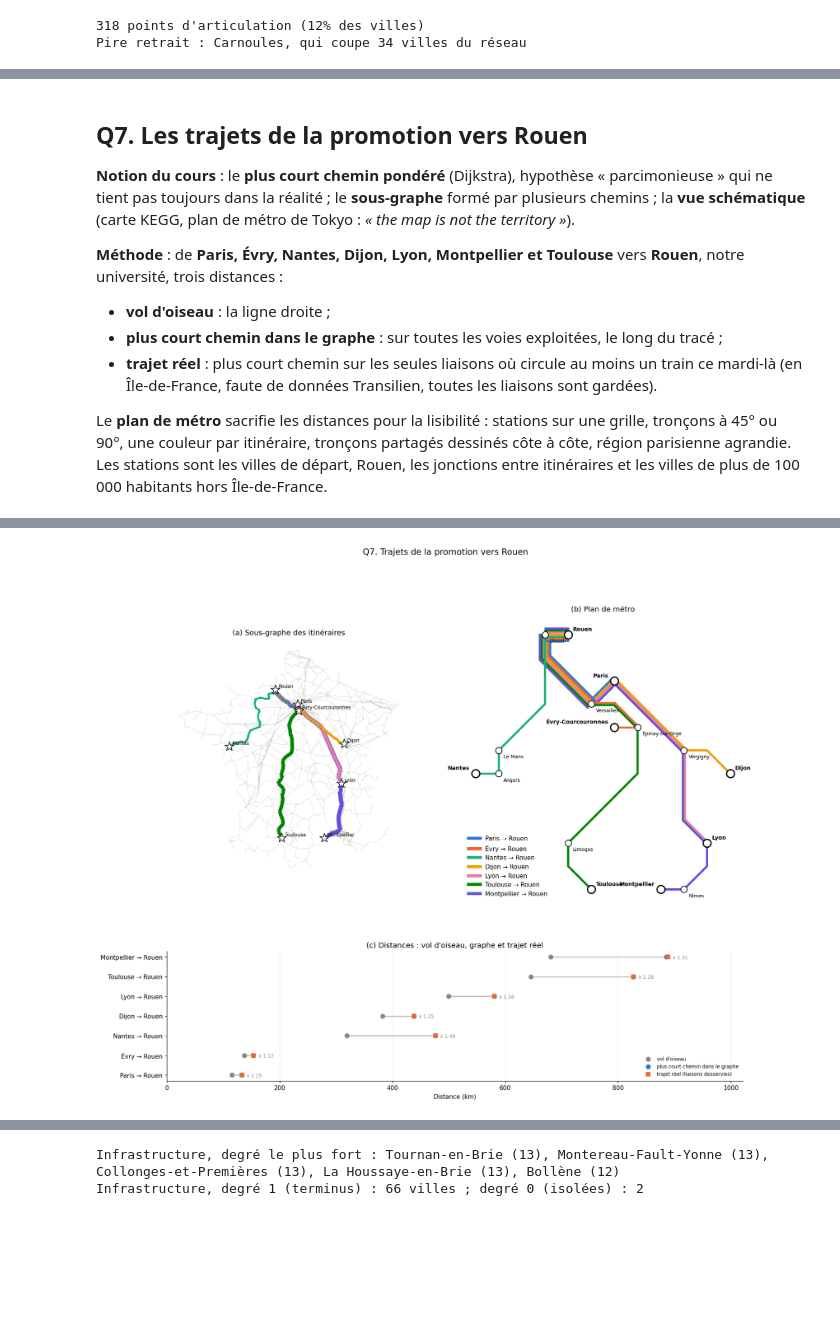
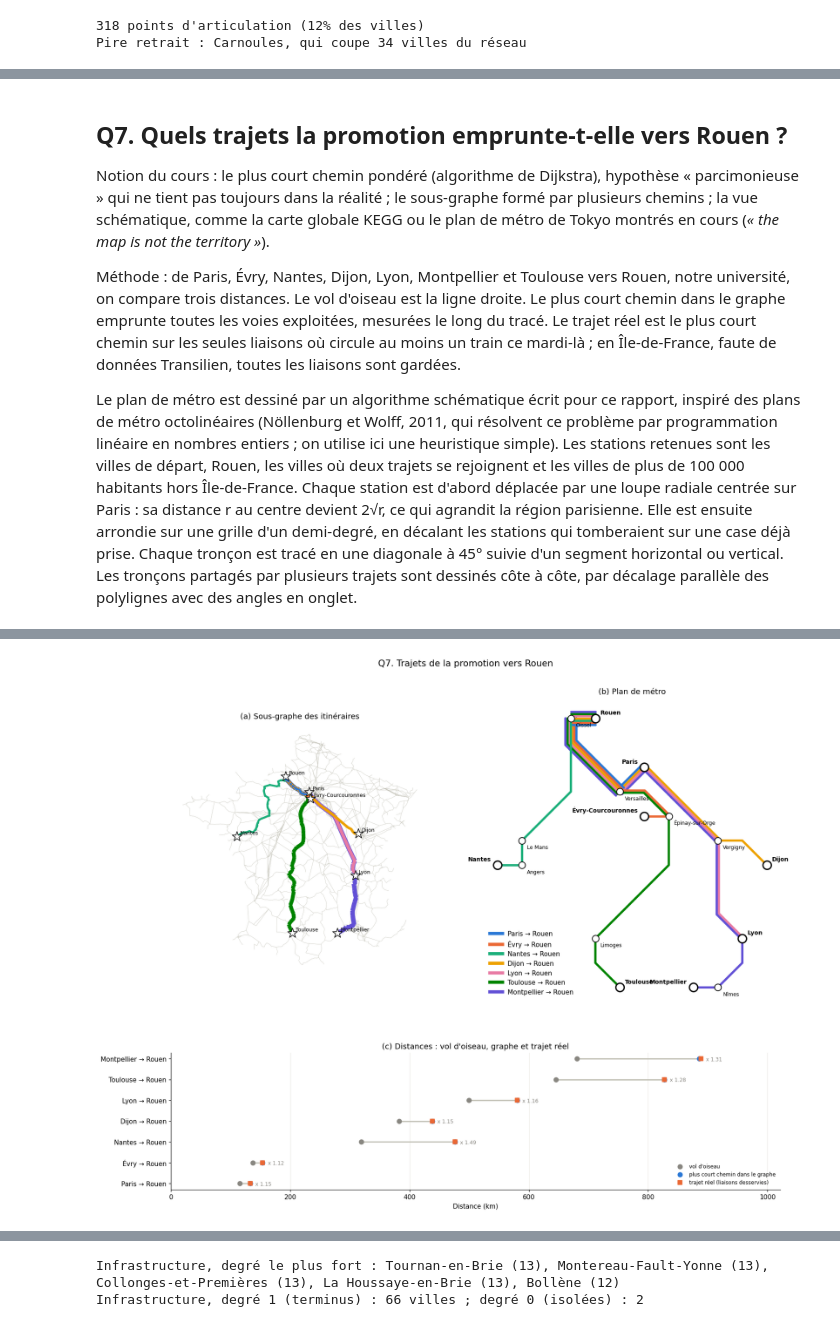
Before and after one commit to PhilRTFM/SNCF_Network_Interactions_Analysis, a Jupyter notebook: analyse_reseau.ipynb, the cells around one changed output, grey strips where cells are left out. Cells and saved outputs as stored; diff of their text form; code cells hidden in the pictures; blank space fills up the shorter version.

```diff
--- a/analyse_reseau.ipynb
+++ b/analyse_reseau.ipynb
@@ -273,8 +277,8 @@ Liaisons sans aucun train ce jour-là : 20%
 if CYTOSCAPE:  # Style → Edge → Width : colonne nb_trains_jour, Continuous Mapping
     cy_etiquettes(["75056", "69123", "59350", "67482", "13055", "33063"])
     cy_style("Q2_trains", BASE, noeud=2)
-    p4c.set_edge_line_width_mapping("nb_trains_jour", [0, liaisons.nb_trains_jour.max()], [0.5, 14], style_name="Q2_trains")
-    p4c.set_edge_color_mapping("nb_trains_jour", [0, liaisons.nb_trains_jour.max()], ["#9ec5f4", BLEU], style_name="Q2_trains")
+    p4c.set_edge_line_width_mapping("nb_trains_jour", [0, float(liaisons.nb_trains_jour.max())], [0.5, 14], style_name="Q2_trains")
+    p4c.set_edge_color_mapping("nb_trains_jour", [0, float(liaisons.nb_trains_jour.max())], ["#9ec5f4", BLEU], style_name="Q2_trains")
     cy_figure("Q2_trains", BASE)
 # %% [markdown]
 ## Q3. Quelles villes sont proches de tout le réseau ?
@@ -313,7 +318,7 @@ if CYTOSCAPE:  # Style → Node → Fill Color : colonne closeness, Continuous M
     cy_colonne(closeness, "closeness")
     cy_etiquettes([closeness.idxmax(), closeness.idxmin()])
     cy_style("Q3_closeness", BASE, noeud=10)
-    p4c.set_node_color_mapping("closeness", [closeness.min(), closeness.max()], ["#cde2fb", "#0d366b"], style_name="Q3_closeness")
+    p4c.set_node_color_mapping("closeness", [float(closeness.min()), float(closeness.max())], ["#cde2fb", "#0d366b"], style_name="Q3_closeness")
     cy_figure("Q3_closeness", BASE)
 # %% [markdown]
 ## Q4. Où est le centre du réseau, où est sa périphérie ?
@@ -359,7 +365,7 @@ if CYTOSCAPE:  # Fill Color : colonne excentricite (Continuous) ; Size et Edge C
     cy_colonne(chemin, "chemin_q4", table="edge")
     cy_etiquettes(list(centre) + list(peripherie))
     cy_style("Q4_excentricite", BASE, noeud=10)
-    p4c.set_node_color_mapping("excentricite", [excentricite.min(), excentricite.max()], ["#cde2fb", "#0d366b"], style_name="Q4_excentricite")
+    p4c.set_node_color_mapping("excentricite", [float(excentricite.min()), float(excentricite.max())], ["#cde2fb", "#0d366b"], style_name="Q4_excentricite")
     p4c.set_node_size_mapping("role_q4", ["centre", "périphérie"], [45, 30], mapping_type="d", style_name="Q4_excentricite")
     p4c.set_edge_color_mapping("chemin_q4", ["trajet le plus long"], [ORANGE], mapping_type="d", style_name="Q4_excentricite")
     p4c.set_edge_line_width_mapping("chemin_q4", ["trajet le plus long"], [6], mapping_type="d", style_name="Q4_excentricite")
@@ -523,6 +528,6 @@ detachees = set(sans_top10_g) - max(nx.connected_components(sans_top10_g), key=l
 # %%
-fig = plt.figure(figsize=(14, 12))
-grille = fig.add_gridspec(2, 2, height_ratios=[1.6, 1])
+fig = plt.figure(figsize=(14, 13))
+grille = fig.add_gridspec(2, 2, height_ratios=[1.6, 1], hspace=0.25)
 
 # (a) points d'articulation et effet du pire retrait
 ax = fig.add_subplot(grille[0, 0])
@@ -535,17 +540,17 @@ ax.scatter(villes.lon[list(coupees)], villes.lat[list(coupees)], s=12, color=ORA
            label=f"{len(coupees)} villes coupées du réseau")
 ax.scatter(villes.lon[pire], villes.lat[pire], s=200, marker="X", color="black", zorder=4, label=f"retrait de {villes.nom[pire]}")
 nommer(ax, [pire])
-ax.legend(frameon=False, loc="lower left", fontsize=8)
+ax.legend(**SOUS_CARTE)
 carte(ax, "(a) Points d'articulation et pire retrait")
 
 # (b) le réseau sans ses 10 villes de plus forte betweenness
 ax = fig.add_subplot(grille[0, 1])
 tracer_liaisons(ax, sans_top10_g.edges())
-ax.scatter(villes.lon[list(detachees)], villes.lat[list(detachees)], s=14, color=ORANGE, zorder=2,
+ax.scatter(villes.lon[list(detachees)], villes.lat[list(detachees)], s=30, color=ORANGE, zorder=2,
            label=f"{len(detachees)} villes détachées du réseau principal")
 ax.scatter(villes.lon[top10], villes.lat[top10], s=120, marker="X", color="black", zorder=3, label="10 villes retirées")
 nommer(ax, [v for v in top10 if villes.region[v] != "11"] + ["75056"])
-ax.legend(frameon=False, loc="lower left", fontsize=8)
+ax.legend(**SOUS_CARTE)
 carte(ax, "(b) Sans les 10 villes de plus forte betweenness")
 
 # (c) retraits successifs : attaque ciblée contre panne aléatoire
@@ -555,10 +560,10 @@ ax.plot(panne, color=ORANGE, lw=2, label="panne aléatoire (moyenne de 10 tirage
 ax.set_xlabel("Nombre de villes retirées")
 ax.set_ylabel("Part des villes encore reliées")
 ax.grid(color="#e1e0d9", lw=0.5)
-ax.legend(frameon=False)
+ax.legend(frameon=False, loc="lower left")
 ax.set_title("(c) Retraits successifs")
 
-fig.suptitle("Q6. Robustesse du réseau", fontsize=14)
+fig.suptitle("Q6. Robustesse du réseau", fontsize=14, y=0.93)
 plt.savefig(FIGURES / "Q6_robustesse.png", bbox_inches="tight")
 plt.show()
 # %% [output]
@@ -597,16 +601,13 @@ if CYTOSCAPE:  # Node Size : colonne villes_isolees ; puis copie du réseau et E
     p4c.set_node_size_mapping("etat_top10", ["principal", "détachée"], [4, 14], mapping_type="d", style_name="Q6_sans_top10")
     cy_figure("Q6_sans_top10", sans_top10)
 # %% [markdown]
-## Q7. Les trajets de la promotion vers Rouen
+## Q7. Quels trajets la promotion emprunte-t-elle vers Rouen ?
 
-**Notion du cours** : le **plus court chemin pondéré** (Dijkstra), hypothèse « parcimonieuse » qui ne tient pas toujours dans la réalité ; le **sous-graphe** formé par plusieurs chemins ; la **vue schématique** (carte KEGG, plan de métro de Tokyo : *« the map is not the territory »*).
+Notion du cours : le plus court chemin pondéré (algorithme de Dijkstra), hypothèse « parcimonieuse » qui ne tient pas toujours dans la réalité ; le sous-graphe formé par plusieurs chemins ; la vue schématique, comme la carte globale KEGG ou le plan de métro de Tokyo montrés en cours (*« the map is not the territory »*).
 
-**Méthode** : de **Paris, Évry, Nantes, Dijon, Lyon, Montpellier et Toulouse** vers **Rouen**, notre université, trois distances :
-- **vol d'oiseau** : la ligne droite ;
-- **plus court chemin dans le graphe** : sur toutes les voies exploitées, le long du tracé ;
-- **trajet réel** : plus court chemin sur les seules liaisons où circule au moins un train ce mardi-là (en Île-de-France, faute de données Transilien, toutes les liaisons sont gardées).
+Méthode : de Paris, Évry, Nantes, Dijon, Lyon, Montpellier et Toulouse vers Rouen, notre université, on compare trois distances. Le vol d'oiseau est la ligne droite. Le plus court chemin dans le graphe emprunte toutes les voies exploitées, mesurées le long du tracé. Le trajet réel est le plus court chemin sur les seules liaisons où circule au moins un train ce mardi-là ; en Île-de-France, faute de données Transilien, toutes les liaisons sont gardées.
 
-Le **plan de métro** sacrifie les distances pour la lisibilité : stations sur une grille, tronçons à 45° ou 90°, une couleur par itinéraire, tronçons partagés dessinés côte à côte, région parisienne agrandie. Les stations sont les villes de départ, Rouen, les jonctions entre itinéraires et les villes de plus de 100 000 habitants hors Île-de-France.
+Le plan de métro est dessiné par un algorithme schématique écrit pour ce rapport, inspiré des plans de métro octolinéaires (Nöllenburg et Wolff, 2011, qui résolvent ce problème par programmation linéaire en nombres entiers ; on utilise ici une heuristique simple). Les stations retenues sont les villes de départ, Rouen, les villes où deux trajets se rejoignent et les villes de plus de 100 000 habitants hors Île-de-France. Chaque station est d'abord déplacée par une loupe radiale centrée sur Paris : sa distance r au centre devient 2√r, ce qui agrandit la région parisienne. Elle est ensuite arrondie sur une grille d'un demi-degré, en décalant les stations qui tomberaient sur une case déjà prise. Chaque tronçon est tracé en une diagonale à 45° suivie d'un segment horizontal ou vertical. Les tronçons partagés par plusieurs trajets sont dessinés côte à côte, par décalage parallèle des polylignes avec des angles en onglet.
 # %%
 def vol_oiseau_km(a, b):
     """Distance en ligne droite (km) ; un degré de longitude vaut 111,32 x cos(46,5°) km en France."""
@@ -713,34 +714,34 @@ ax = fig.add_subplot(grille[0, 0])
 tracer_liaisons(ax, P.edges())
 for k, (trajet, chemin) in enumerate(trajets["chemin_reel"][::-1].items()):  # du plus long au plus court
     tracer_liaisons(ax, zip(chemin, chemin[1:]), couleur=COULEURS[trajet], epaisseur=7 - k)
     ax.scatter(villes.lon[chemin], villes.lat[chemin], s=6, color=COULEURS[trajet], zorder=2)
 nommer(ax, list(ORIGINES.values()) + [ROUEN], etoile=True)
 carte(ax, "(a) Sous-graphe des itinéraires")
 
-# (b) les mêmes itinéraires en plan de métro
+# (b) les mêmes itinéraires en plan de métro (légende des couleurs commune à (a) et (b))
 ax = fig.add_subplot(grille[0, 1])
 position_metro, troncons_metro = plan_metro(ax, trajets["chemin_reel"].to_dict())
 ax.set_title("(b) Plan de métro")
 
 # (c) vol d'oiseau, plus court chemin et trajet réel
 ax = fig.add_subplot(grille[1, :])
 y = range(len(trajets))
 ax.hlines(y, trajets.vol_oiseau, trajets[["graphe", "reel"]].max(axis=1), color=GRIS, lw=2)
 ax.scatter(trajets.vol_oiseau, y, color="#898781", s=50, label="vol d'oiseau", zorder=2)
 ax.scatter(trajets.graphe, y, color=BLEU, s=50, label="plus court chemin dans le graphe", zorder=3)
 ax.scatter(trajets.reel, y, color=ORANGE, marker="s", s=45, label="trajet réel (liaisons desservies)", zorder=4)
 for i, (x, r) in enumerate(zip(trajets[["graphe", "reel"]].max(axis=1), trajets.detour_reel)):
     ax.annotate(f"x {r:.2f}", (x, i), xytext=(8, -3), textcoords="offset points", fontsize=8, color="#898781")
 ax.set_yticks(list(y), trajets.index)
 ax.set_xlabel("Distance (km)")
 ax.set_xlim(0, trajets[["graphe", "reel"]].max().max() * 1.15)
 ax.grid(axis="x", color="#e1e0d9", lw=0.5)
 ax.legend(frameon=False, loc="lower right", fontsize=8)
 ax.set_title("(c) Distances : vol d'oiseau, graphe et trajet réel")
 
-fig.suptitle("Q7. Trajets de la promotion vers Rouen", fontsize=14)
+fig.suptitle("Q7. Trajets de la promotion vers Rouen", fontsize=14, y=0.93)
 plt.savefig(FIGURES / "Q7_trajets_rouen.png", bbox_inches="tight")
 plt.show()
 # %% [output]
-[figure, old version]
+[figure, new version]
 # %% [markdown]
```
Also changed, not shown: parts of 53 cells of this notebook, 14 other files.
